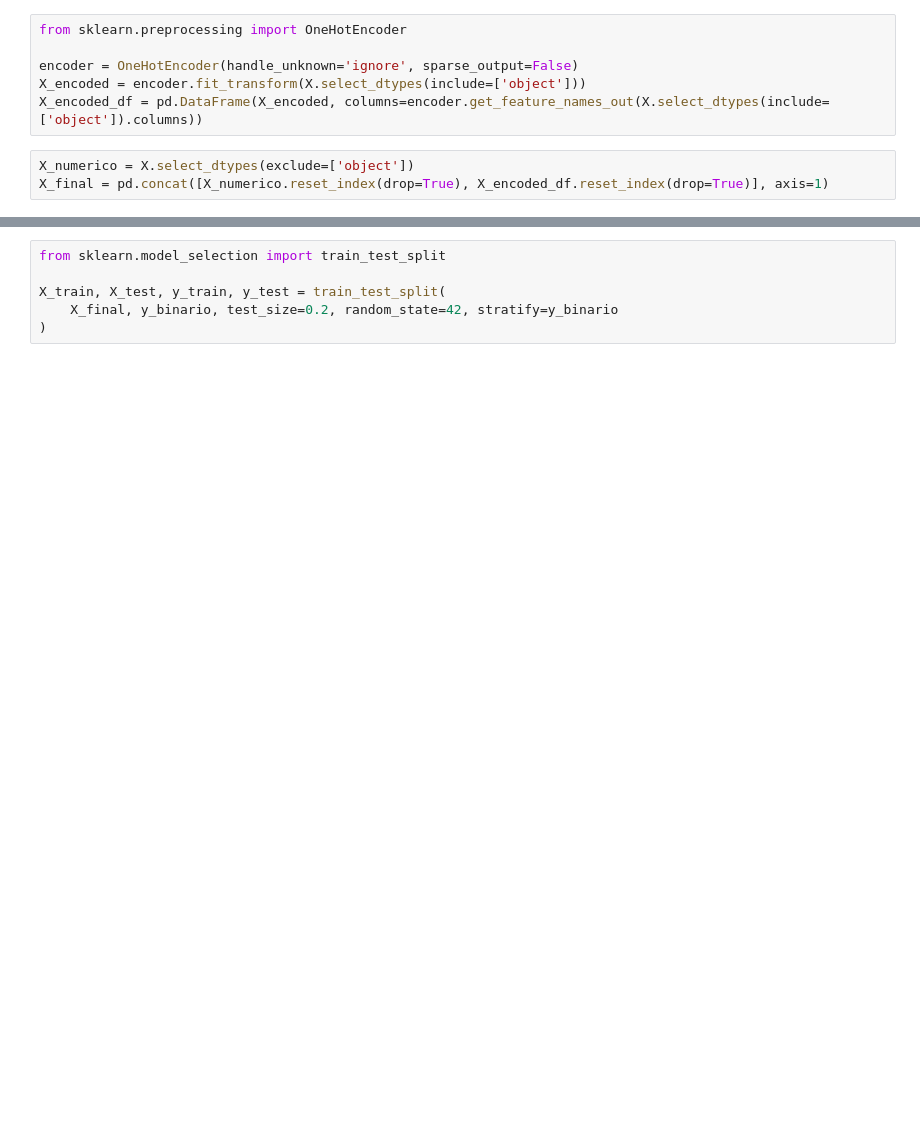
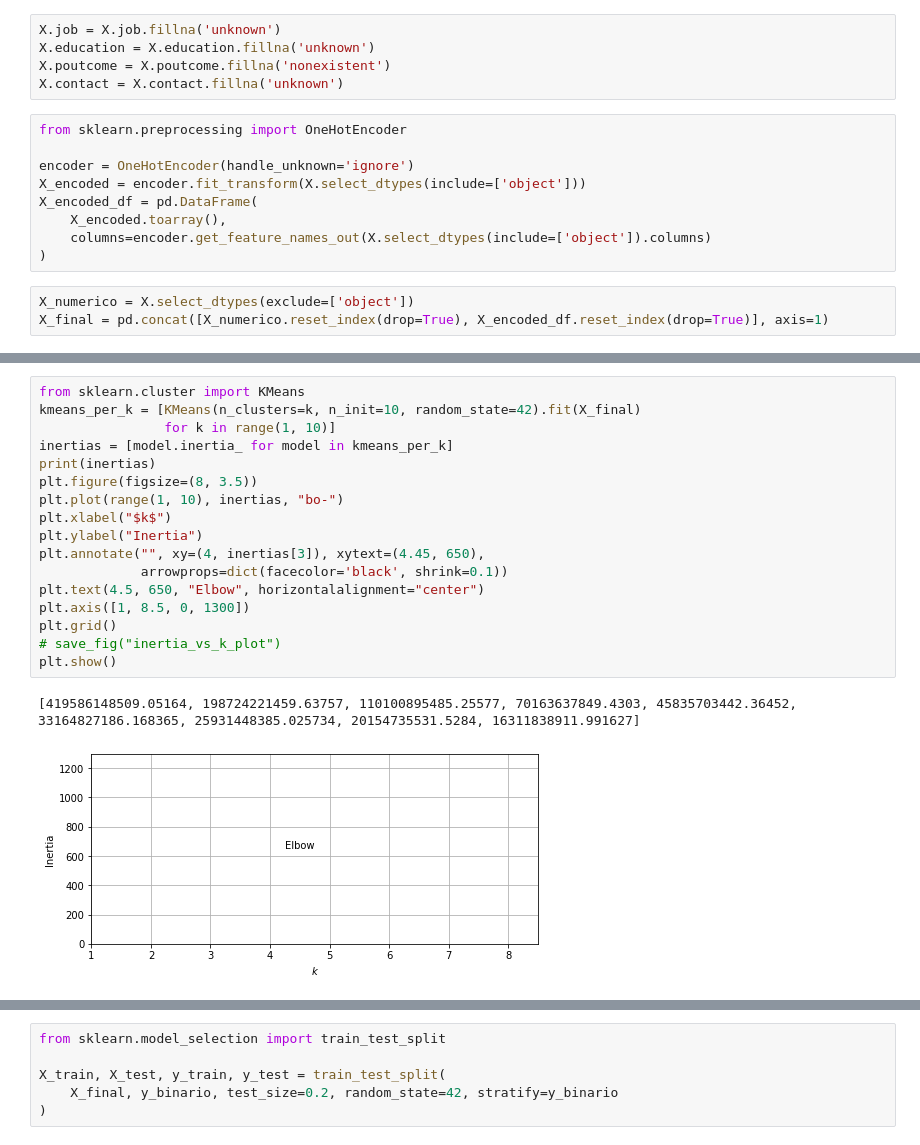
Before and after one commit to IDM4s-2025/TC2034-final-team4, a Jupyter notebook: data.ipynb, the cells around one changed output, grey strips where cells are left out. Saved outputs shown, nothing was run; the diff lists cells and outputs as text; blank space fills up the shorter version.

```diff
--- a/data.ipynb
+++ b/data.ipynb
@@ -58,9 +61,17 @@ X.describe()
+# %%
+X.job = X.job.fillna('unknown')
+X.education = X.education.fillna('unknown')
+X.poutcome = X.poutcome.fillna('nonexistent')
+X.contact = X.contact.fillna('unknown')
 # %%
 from sklearn.preprocessing import OneHotEncoder
 
-encoder = OneHotEncoder(handle_unknown='ignore', sparse_output=False)
+encoder = OneHotEncoder(handle_unknown='ignore')
 X_encoded = encoder.fit_transform(X.select_dtypes(include=['object']))
-X_encoded_df = pd.DataFrame(X_encoded, columns=encoder.get_feature_names_out(X.select_dtypes(include=['object']).columns))
+X_encoded_df = pd.DataFrame(
+    X_encoded.toarray(),
+    columns=encoder.get_feature_names_out(X.select_dtypes(include=['object']).columns)
+)
 # %%
 X_numerico = X.select_dtypes(exclude=['object'])
 X_final = pd.concat([X_numerico.reset_index(drop=True), X_encoded_df.reset_index(drop=True)], axis=1)
@@ -87,0 +94,20 @@ print(y_series.unique())
+# %%
+from sklearn.cluster import KMeans
+kmeans_per_k = [KMeans(n_clusters=k, n_init=10, random_state=42).fit(X_final)
+                for k in range(1, 10)]
+inertias = [model.inertia_ for model in kmeans_per_k]
+print(inertias)
+plt.figure(figsize=(8, 3.5))
+plt.plot(range(1, 10), inertias, "bo-")
+plt.xlabel("$k$")
+plt.ylabel("Inertia")
+plt.annotate("", xy=(4, inertias[3]), xytext=(4.45, 650),
+             arrowprops=dict(facecolor='black', shrink=0.1))
+plt.text(4.5, 650, "Elbow", horizontalalignment="center")
+plt.axis([1, 8.5, 0, 1300])
+plt.grid()
+# save_fig("inertia_vs_k_plot")
+plt.show()
+# %% [output]
+[419586148509.05164, 198724221459.63757, 110100895485.25577, 70163637849.4303, 45835703442.36452, 33164827186.168365, 25931448385.025734, 20154735531.5284, 16311838911.991627]
+[figure, added]
```
Also changed, not shown: parts of 6 cells of this notebook, 2 other files.
